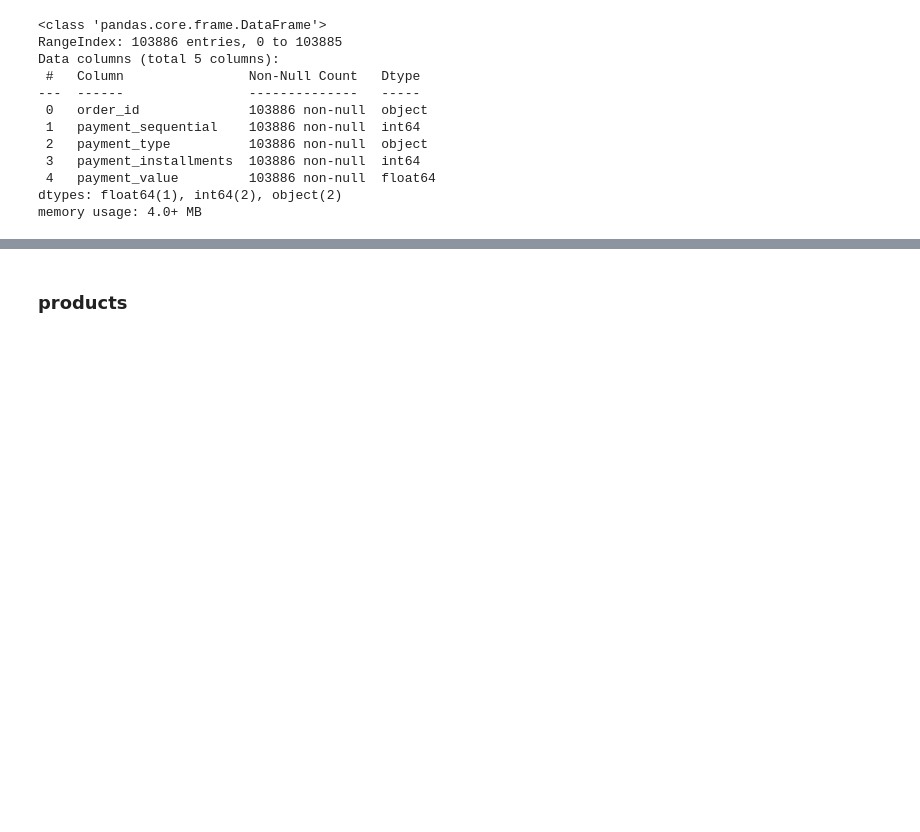
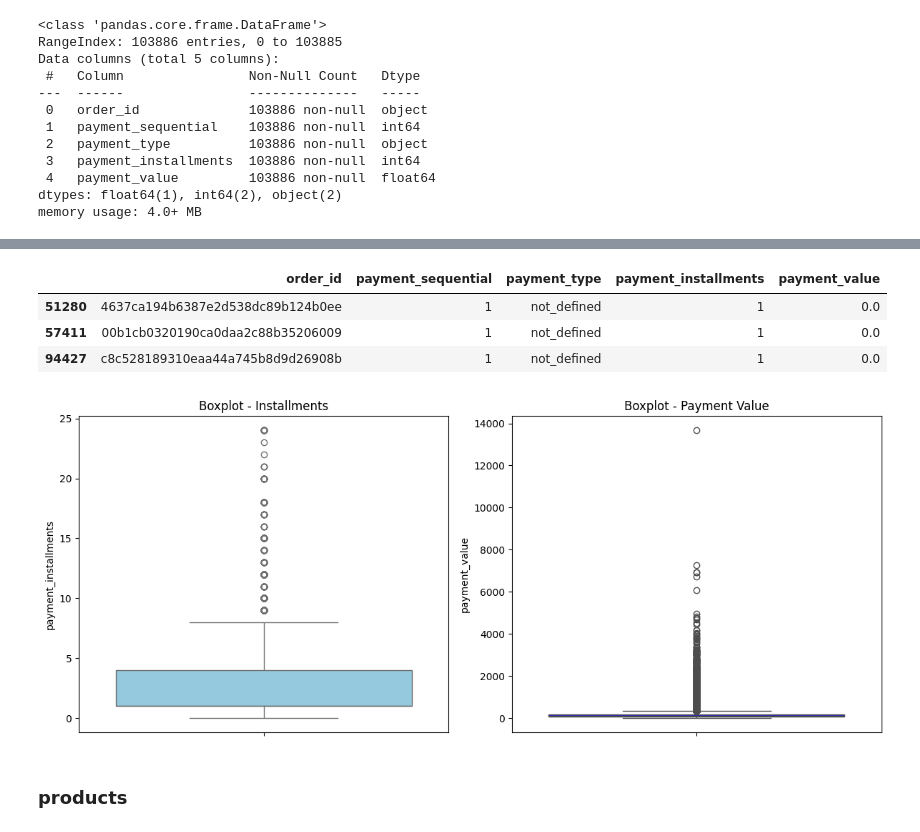
Before and after one commit to pathilink/triggo-ai_case, a Jupyter notebook: notebook/triggo_ai_prep.ipynb, the cells around one changed output, grey strips where cells are left out. Cells and saved outputs as stored; diff of their text form; code cells hidden in the pictures; blank space fills up the shorter version.

```diff
--- a/notebook/triggo_ai_prep.ipynb
+++ b/notebook/triggo_ai_prep.ipynb
@@ -152,3 +260,5 @@ Data columns (total 5 columns):
  4   payment_value         103886 non-null  float64
 dtypes: float64(1), int64(2), object(2)
 memory usage: 4.0+ MB
+# %%
+order_payments_df_ = order_payments_df.copy()
@@ -155,3 +281,25 @@ memory usage: 4.0+ MB
+# %%
+order_payments_df_.query('payment_type == "not_defined"')
+# %% [output]
+|  | order_id | payment_sequential | payment_type | payment_installments | payment_value |
+| 51280 | 4637ca194b6387e2d538dc89b124b0ee | 1 | not_defined | 1 | 0.0 |
+| 57411 | 00b1cb0320190ca0daa2c88b35206009 | 1 | not_defined | 1 | 0.0 |
+| 94427 | c8c528189310eaa44a745b8d9d26908b | 1 | not_defined | 1 | 0.0 |
+# %%
+plt.figure(figsize=(12, 5))
+
+plt.subplot(1, 2, 1)
+sns.boxplot(y=order_payments_df_['payment_installments'], color='skyblue')
+plt.title('Boxplot - Installments')
+
+plt.subplot(1, 2, 2)
+sns.boxplot(y=order_payments_df_['payment_value'], color='blue')
+plt.title('Boxplot - Payment Value')
+
+plt.tight_layout()
+plt.show()
+# %% [output]
+[figure, added]
 # %% [markdown]
 ### products
 # %%
```
Also changed, not shown: parts of 33 cells of this notebook.
